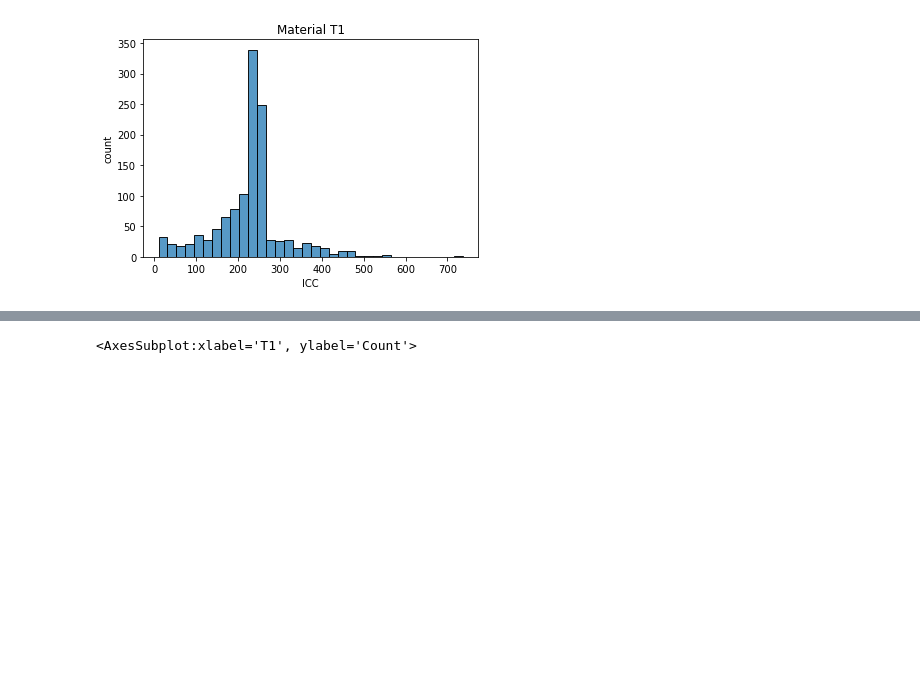
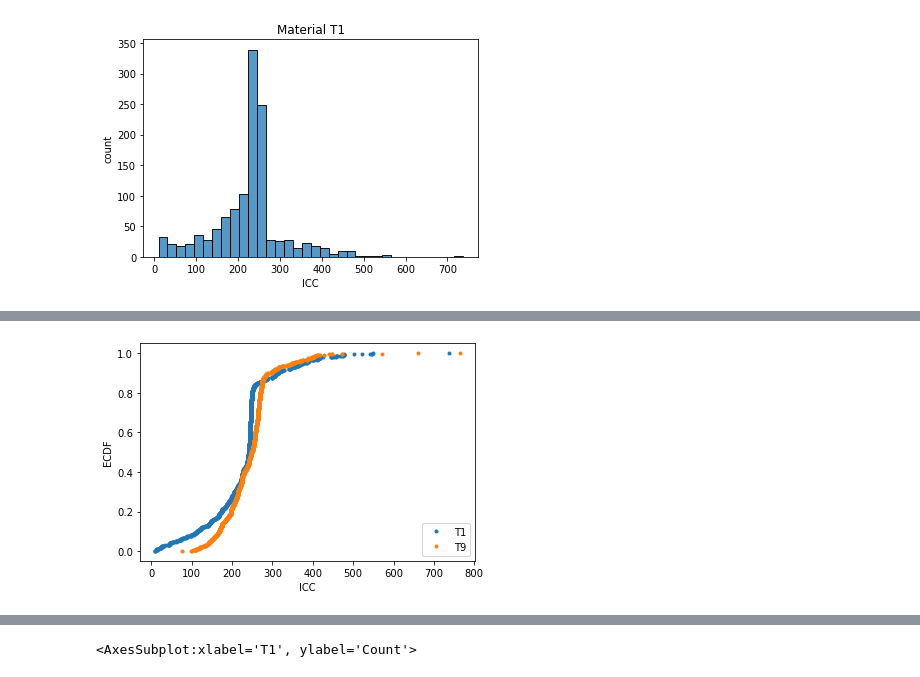
Before and after one commit to andreapy/Quinua, a Jupyter notebook: ICC.ipynb, the cells around one changed output, grey strips where cells are left out. Saved outputs shown, nothing was run; the diff lists cells and outputs as text; code cells hidden in the pictures; blank space fills up the shorter version.

```diff
--- a/ICC.ipynb
+++ b/ICC.ipynb
@@ -114,0 +149,30 @@ Text(0.5, 1.0, 'Material T1')
+# %%
+def ecdf(data):
+    """Compute ECDF for a one-dimensional array of measurements."""
+    # Number of data points: n
+    n = len(data)
+
+    # x-data for the ECDF: x
+    x = np.sort(data)
+
+    # y-data for the ECDF: y
+    y = np.arange(1, n+1) / n
+
+    return x, y
+# %%
+# Compute ECDFs
+x_set, y_set = ecdf(df['T1'])
+x_vers, y_vers = ecdf(df['T9'])
+
+# Plot all ECDFs on the same plot
+_ = plt.plot(x_set, y_set, marker='.', linestyle='none')
+_ = plt.plot(x_vers, y_vers, marker='.', linestyle='none')
+
+
+
+# Annotate the plot
+plt.legend(('T1', 'T9'), loc='lower right')
+_ = plt.xlabel('ICC')
+_ = plt.ylabel('ECDF')
+# %% [output]
+[figure, added]
```
Also changed, not shown: parts of 29 cells of this notebook, 1 other file.
